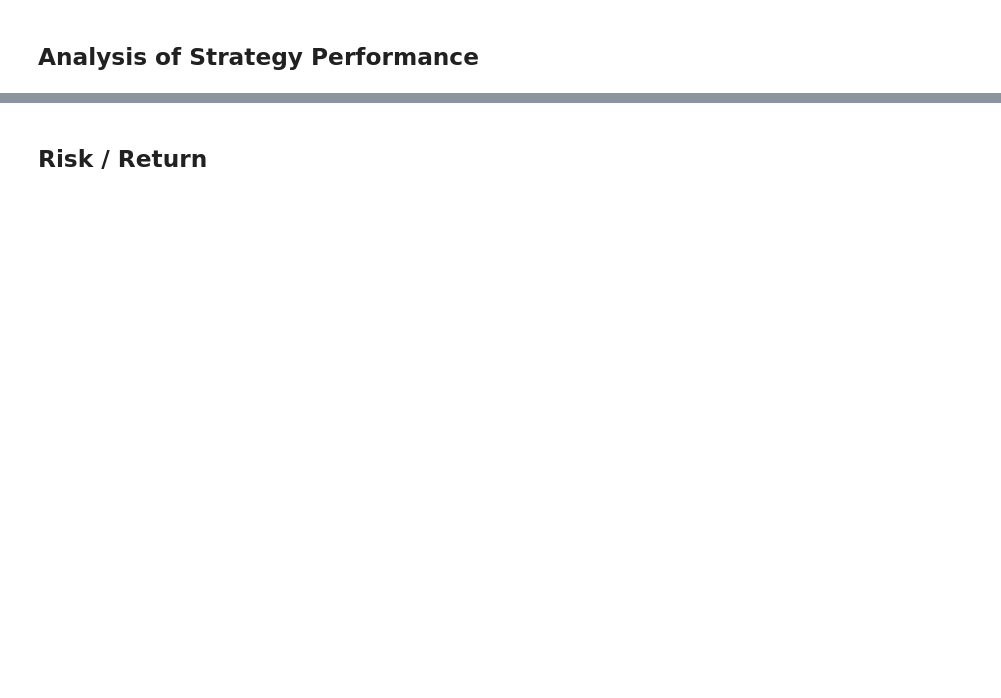
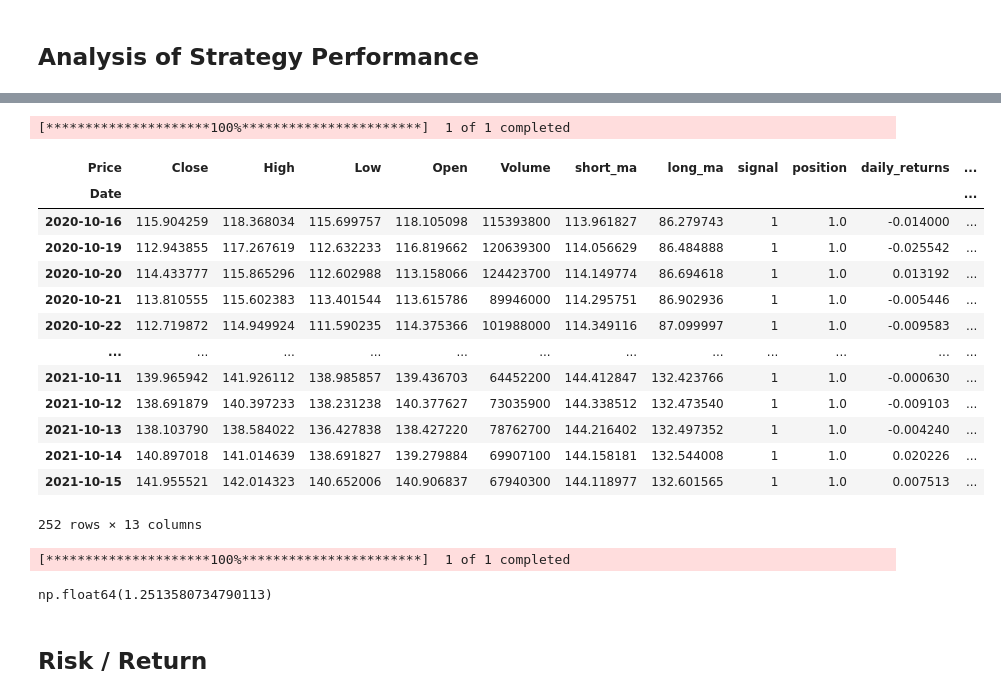
Before and after one commit to JamieW365/trading_algos, a Jupyter notebook: notebooks/moving_average_crossover.ipynb, the cells around one changed output, grey strips where cells are left out. Saved outputs shown, nothing was run; the diff lists cells and outputs as text; code cells hidden in the pictures; blank space fills up the shorter version.

```diff
--- a/notebooks/moving_average_crossover.ipynb
+++ b/notebooks/moving_average_crossover.ipynb
@@ -207,3 +358,26 @@ plt.show;
+# %%
+backtest_ma_strategy("AAPL").loc['2020-10-16': '2021-10-16']
+# %% [output]
+[*********************100%***********************]  1 of 1 completed
+| Price | Close | High | Low | Open | Volume | short_ma | long_ma | signal | position | daily_returns | ... |
+| Date |  |  |  |  |  |  |  |  |  |  | ... |
+| 2020-10-16 | 115.904259 | 118.368034 | 115.699757 | 118.105098 | 115393800 | 113.961827 | 86.279743 | 1 | 1.0 | -0.014000 | ... |
+| 2020-10-19 | 112.943855 | 117.267619 | 112.632233 | 116.819662 | 120639300 | 114.056629 | 86.484888 | 1 | 1.0 | -0.025542 | ... |
+| 2020-10-20 | 114.433777 | 115.865296 | 112.602988 | 113.158066 | 124423700 | 114.149774 | 86.694618 | 1 | 1.0 | 0.013192 | ... |
+| 2020-10-21 | 113.810555 | 115.602383 | 113.401544 | 113.615786 | 89946000 | 114.295751 | 86.902936 | 1 | 1.0 | -0.005446 | ... |
+| 2020-10-22 | 112.719872 | 114.949924 | 111.590235 | 114.375366 | 101988000 | 114.349116 | 87.099997 | 1 | 1.0 | -0.009583 | ... |
+| ... | ... | ... | ... | ... | ... | ... | ... | ... | ... | ... | ... |
+| 2021-10-11 | 139.965942 | 141.926112 | 138.985857 | 139.436703 | 64452200 | 144.412847 | 132.423766 | 1 | 1.0 | -0.000630 | ... |
+| 2021-10-12 | 138.691879 | 140.397233 | 138.231238 | 140.377627 | 73035900 | 144.338512 | 132.473540 | 1 | 1.0 | -0.009103 | ... |
+| 2021-10-13 | 138.103790 | 138.584022 | 136.427838 | 138.427220 | 78762700 | 144.216402 | 132.497352 | 1 | 1.0 | -0.004240 | ... |
+| 2021-10-14 | 140.897018 | 141.014639 | 138.691827 | 139.279884 | 69907100 | 144.158181 | 132.544008 | 1 | 1.0 | 0.020226 | ... |
+| 2021-10-15 | 141.955521 | 142.014323 | 140.652006 | 140.906837 | 67940300 | 144.118977 | 132.601565 | 1 | 1.0 | 0.007513 | ... |
+252 rows × 13 columns
+# %%
+(1 + backtest_ma_strategy("AAPL").loc['2020-10-16': '2021-10-16']['daily_returns']).mean() ** 252
+# %% [output]
+[*********************100%***********************]  1 of 1 completed
+np.float64(1.2513580734790113)
 # %% [markdown]
 ## Risk / Return
 # %%
```
Also changed, not shown: parts of 21 cells of this notebook.
